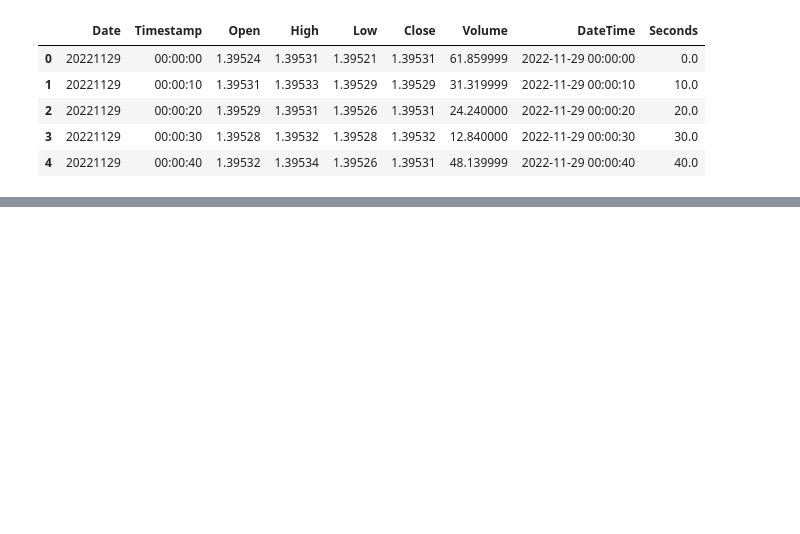
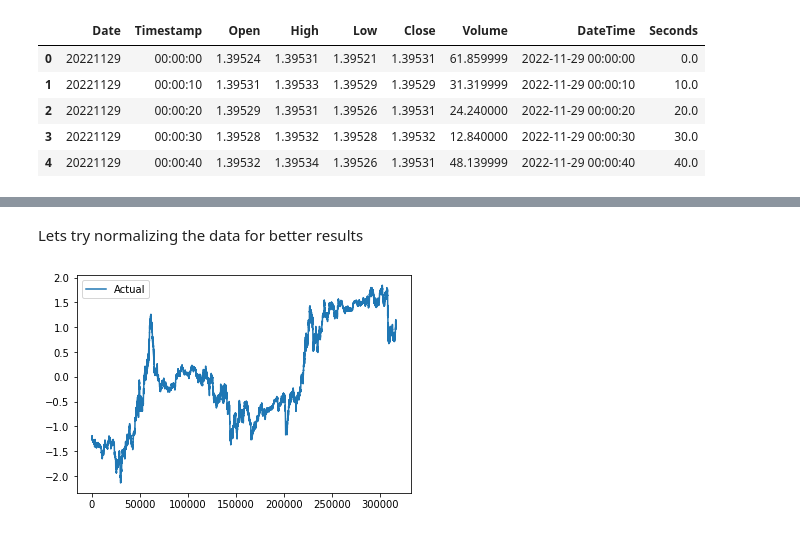
Before and after one commit to GoldenWind8/AlgorithmicTrading, a Jupyter notebook: NeuralNetworkModel.ipynb, the cells around one changed output, grey strips where cells are left out. Saved outputs shown, nothing was run; the diff lists cells and outputs as text; code cells hidden in the pictures; blank space fills up the shorter version.

```diff
--- a/NeuralNetworkModel.ipynb
+++ b/NeuralNetworkModel.ipynb
@@ -38,7 +38,7 @@ class DataHandler:
         return df
 # %%
 #use datahandler to read in csv file
-dataHandler = DataHandler('Data/EURCAD.csv')
+dataHandler = DataHandler('drive/MyDrive/EURCAD.csv')
 data = dataHandler.read_data()
 
 data = dataHandler.format_tickstory_data(data)
@@ -52,0 +111,11 @@ data.head()
+# %% [markdown]
+Lets try normalizing the data for better results
+# %%
+# Normalize the data
+mean = data['Close'].mean()
+std = data['Close'].std()
+data['Close'] = (data['Close'] - mean) / (std)
+
+import matplotlib.pyplot as plt
+# %% [output]
+[figure, added]
```
Also changed, not shown: parts of 14 cells of this notebook.
